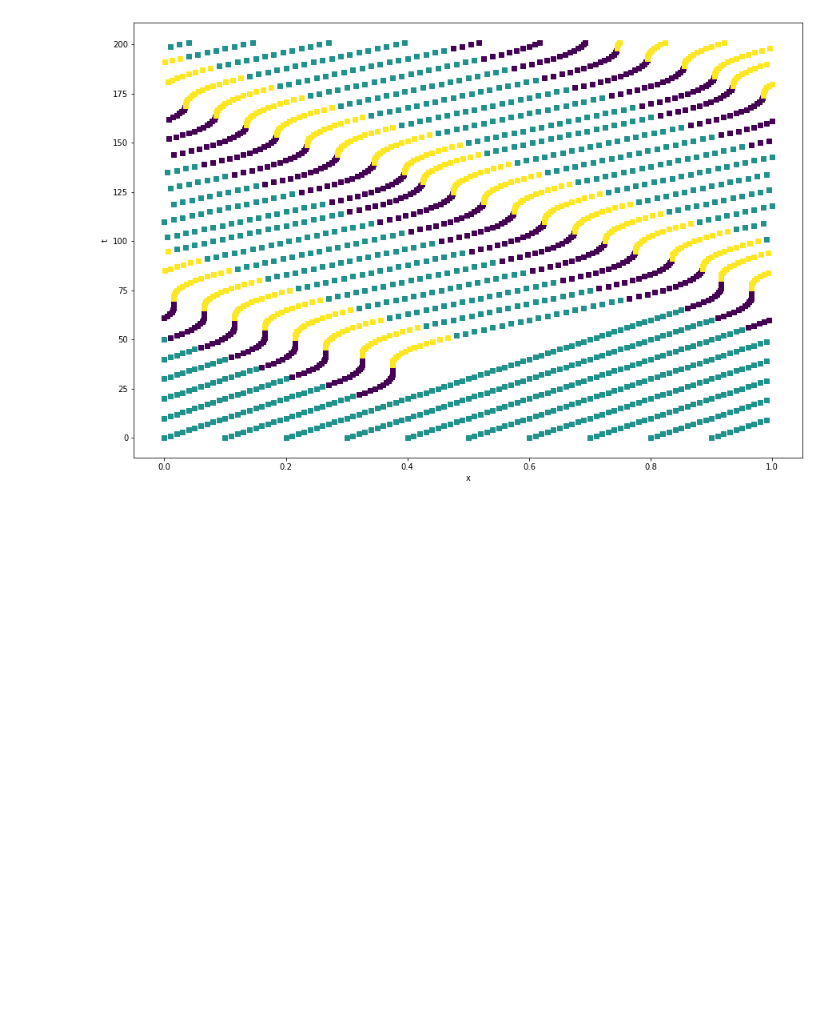
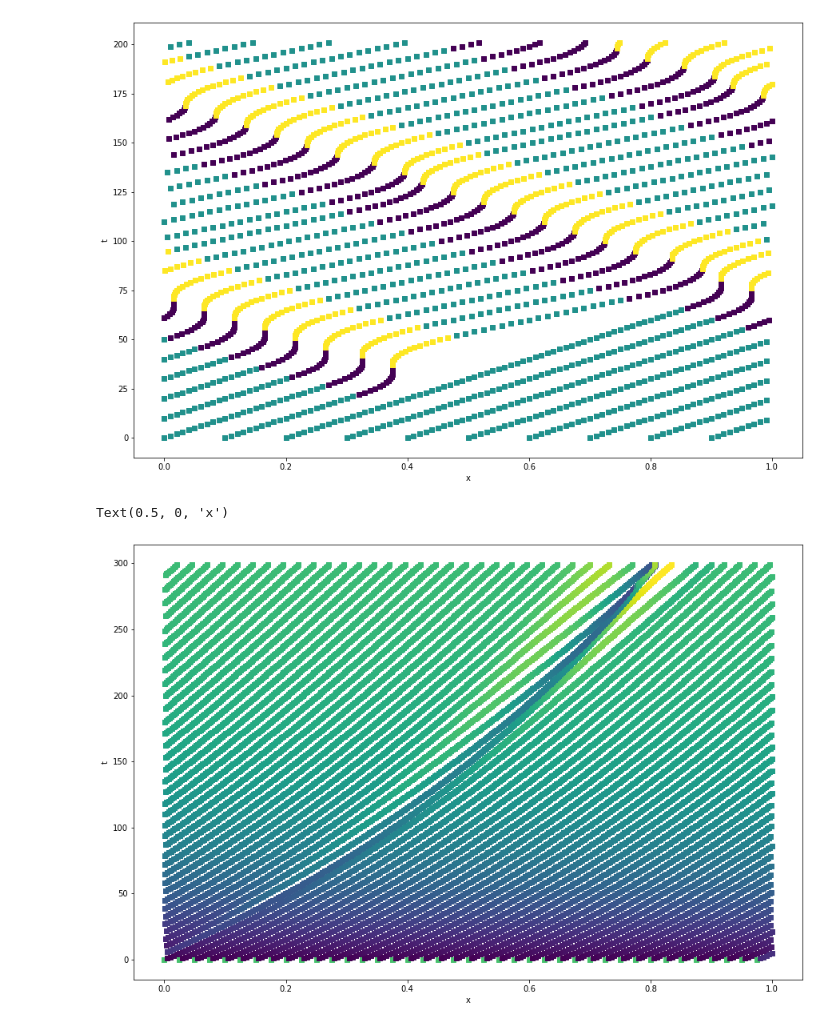
Before and after one commit to malcolmmaas/traffic, a Jupyter notebook: model.ipynb, the cells around one changed output. Saved outputs shown, nothing was run; the diff lists cells and outputs as text; code cells hidden in the pictures; blank space fills up the shorter version.

```diff
--- a/model.ipynb
+++ b/model.ipynb
@@ -467,3 +372,20 @@ plt.xlabel('x')
 # %% [output]
 Text(0.5, 0, 'x')
 [figure]
+# %%
+plot_x = []
+plot_y = []
+plot_c = []
+for t,t_x in enumerate(time_series):
+    for i,c in enumerate(t_x):
+        plot_x.append(c['x']%1)
+        plot_y.append(t)
+        plot_c.append(c['b'])
+
+plt.rcParams['figure.figsize'] = (15,10)
+plt.scatter(plot_x, plot_y, marker='s', c=plot_c)
+plt.ylabel('t')
+plt.xlabel('x')
+# %% [output]
+Text(0.5, 0, 'x')
+[figure, added]
```
Also changed, not shown: parts of 11 cells of this notebook.
